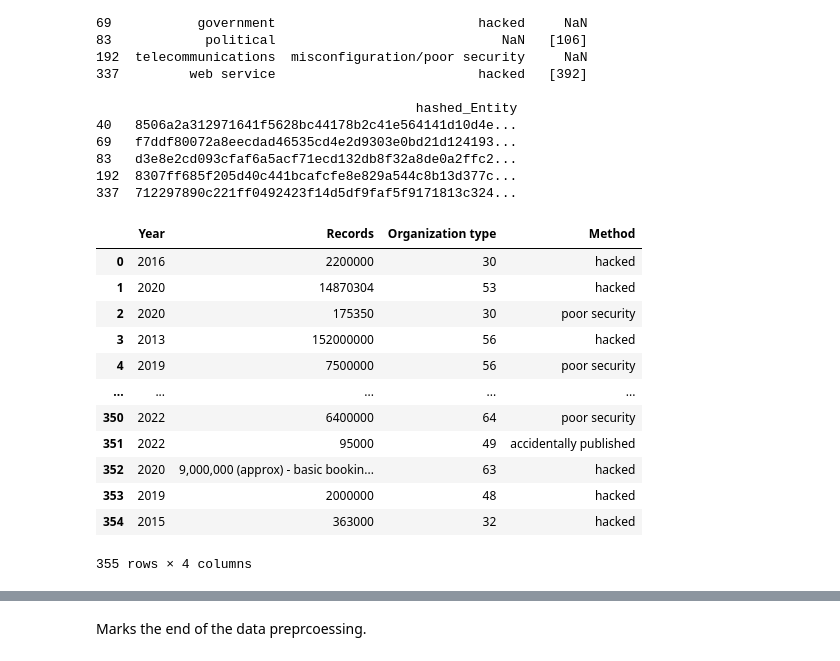
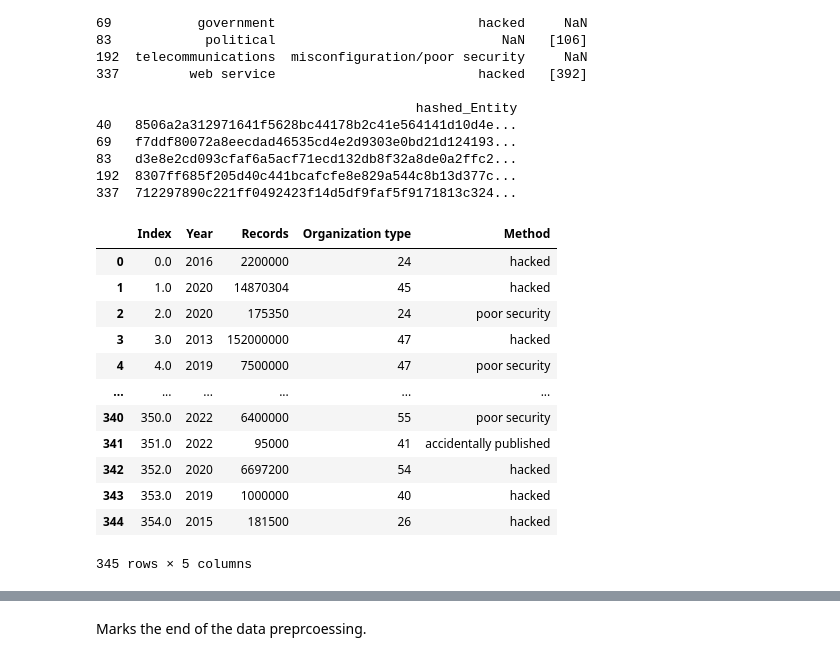
Before and after one commit to DeveloperMindset123/Accenture3A_Project, a Jupyter notebook: Accenture_3A.ipynb, the cells around one changed output, grey strips where cells are left out. Cells and saved outputs as stored; diff of their text form; code cells hidden in the pictures.

```diff
--- a/Accenture_3A.ipynb
+++ b/Accenture_3A.ipynb
@@ -132,5 +132,7 @@ Before encoding the organization type, I've copied the df to keep the original d
 df_vis = df_copy1  #create another copy of the df_copy and perform further data preprocessing
 #drop the hashed entity column
 df_vis.drop(columns={'hashed_Entity'}, inplace=True)  #note: after dropping the column the first time, you may end up running into an error if you were to rerun the code block again
+#drop the Sources column
+df_vis.drop(columns={'Sources'}, inplace=True)
 df_vis
 # %% [output]
@@ -170,6 +317,3 @@ Non numeric values:
-# %%
-#having index and the dataframe indexing is redundant
-df_vis.drop('Index', inplace=True, axis=1)
 # %%
 #observe the dataset to see if the colum index has been successfully dropped
 df_vis  # as we can see, the column index has been successfully dropped
@@ -213,8 +357,17 @@ for index, row in df_vis.iterrows():
         first_year = int(year_value[:4])
         last_year = int(year_value[-4:])
 
+        # Calculate the range of years and ensure it's at least 1
+        year_range = max(last_year - first_year, 0) + 1
+
         # Change the year column to the first year
         df_vis.loc[index, 'Year'] = str(first_year)
+
+        # Calculate the records divided by the number of years in the range
+        records_divided = row['Records'] / year_range
+
+        # Update the records column with the new value
+        df_vis.loc[index, 'Records'] = records_divided
 
         #Create new rows for each year between the first and last year
         for year in range(first_year + 1, last_year + 1):
@@ -222,6 +375,7 @@ for index, row in df_vis.iterrows():
             new_row = row.copy()  # Create a copy of the current row
             new_row['Year'] = str(year)
             new_row['Index'] = last_row_index
+            new_row['Records'] = records_divided
             new_rows.append(new_row) # Append the new row to the list
 
 # Concatenate the new rows with the original DataFrame
@@ -229,6 +383,9 @@ new_rows_df = pd.DataFrame(new_rows)
 
 df_vis = pd.concat([df_vis, new_rows_df], ignore_index=True)
 
+# Convert Records to int
+df_vis['Records'] = df_vis['Records'].astype(int)
+
 #essentially, rather than having multiple year, it was replaced by the first year that pops up.
 df_vis
 # %% [output]
@@ -389,22 +596,22 @@ print(null_rows)
 337  712297890c221ff0492423f14d5df9faf5f9171813c324...
 # %%
 #drop sources and index
-df_vis.drop(columns=['Index', 'Sources'], axis=1, inplace=True)
+#df_vis.drop(columns=['Index', 'Sources'], axis=1, inplace=True)
 df_vis
 # %% [output]
-|  | Year | Records | Organization type | Method |
-| 0 | 2016 | 2200000 | 30 | hacked |
-| 1 | 2020 | 14870304 | 53 | hacked |
-| 2 | 2020 | 175350 | 30 | poor security |
-| 3 | 2013 | 152000000 | 56 | hacked |
-| 4 | 2019 | 7500000 | 56 | poor security |
-| ... | ... | ... | ... | ... |
-| 350 | 2022 | 6400000 | 64 | poor security |
-| 351 | 2022 | 95000 | 49 | accidentally published |
-| 352 | 2020 | 9,000,000 (approx) - basic bookin... | 63 | hacked |
-| 353 | 2019 | 2000000 | 48 | hacked |
-| 354 | 2015 | 363000 | 32 | hacked |
+|  | Index | Year | Records | Organization type | Method |
+| 0 | 0.0 | 2016 | 2200000 | 24 | hacked |
+| 1 | 1.0 | 2020 | 14870304 | 45 | hacked |
+| 2 | 2.0 | 2020 | 175350 | 24 | poor security |
+| 3 | 3.0 | 2013 | 152000000 | 47 | hacked |
+| 4 | 4.0 | 2019 | 7500000 | 47 | poor security |
+| ... | ... | ... | ... | ... | ... |
+| 340 | 350.0 | 2022 | 6400000 | 55 | poor security |
+| 341 | 351.0 | 2022 | 95000 | 41 | accidentally published |
+| 342 | 352.0 | 2020 | 6697200 | 54 | hacked |
+| 343 | 353.0 | 2019 | 1000000 | 40 | hacked |
+| 344 | 354.0 | 2015 | 181500 | 26 | hacked |
-355 rows × 4 columns
+345 rows × 5 columns
 # %%
 """Two changes needs to be made regarding the method column
     1. Replace the "Unknown" value with the most frequently repeated word
```
Also changed, not shown: parts of 38 cells of this notebook.
